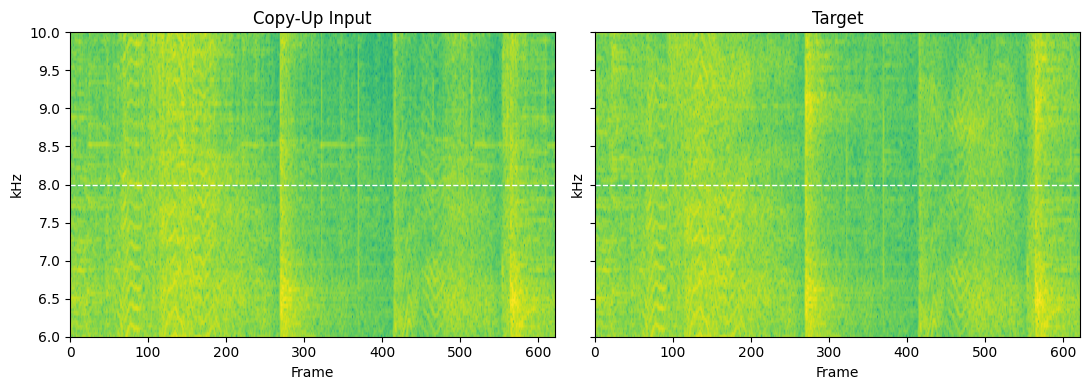
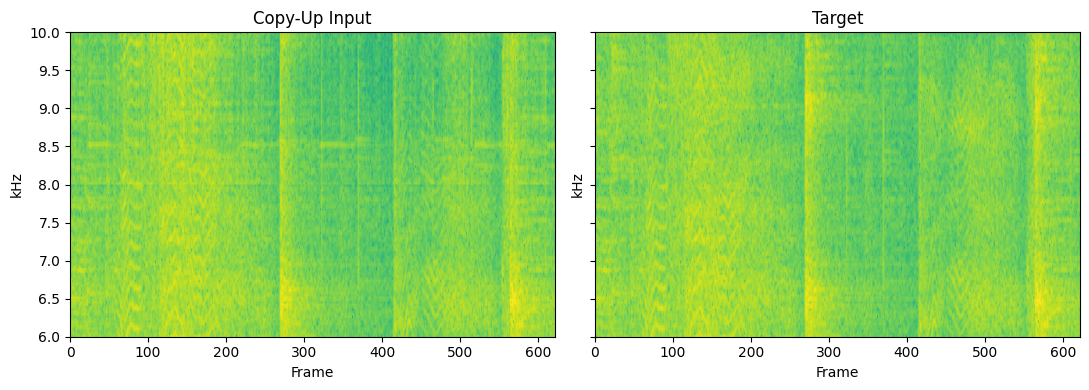
Code edit (unified diff) that turned the first committed figure into the second:
--- before
+++ after
@@ -4,5 +4,4 @@
     a.imshow(db(S)[lo:hi], origin="lower", aspect="auto", vmin=-50, vmax=5,
              extent=[0, S.shape[1], lo * cfg.FREQ_RES / 1000, hi * cfg.FREQ_RES / 1000])
-    a.axhline(cfg.CUTOFF_HZ / 1000, color="w", lw=1, ls="--")
     a.set_title(ttl); a.set_xlabel("Frame"); a.set_ylabel("kHz")
 plt.tight_layout(); plt.show()

Commit: Improve DSP demo notebook (STFT edge error + copy-up frequency response)